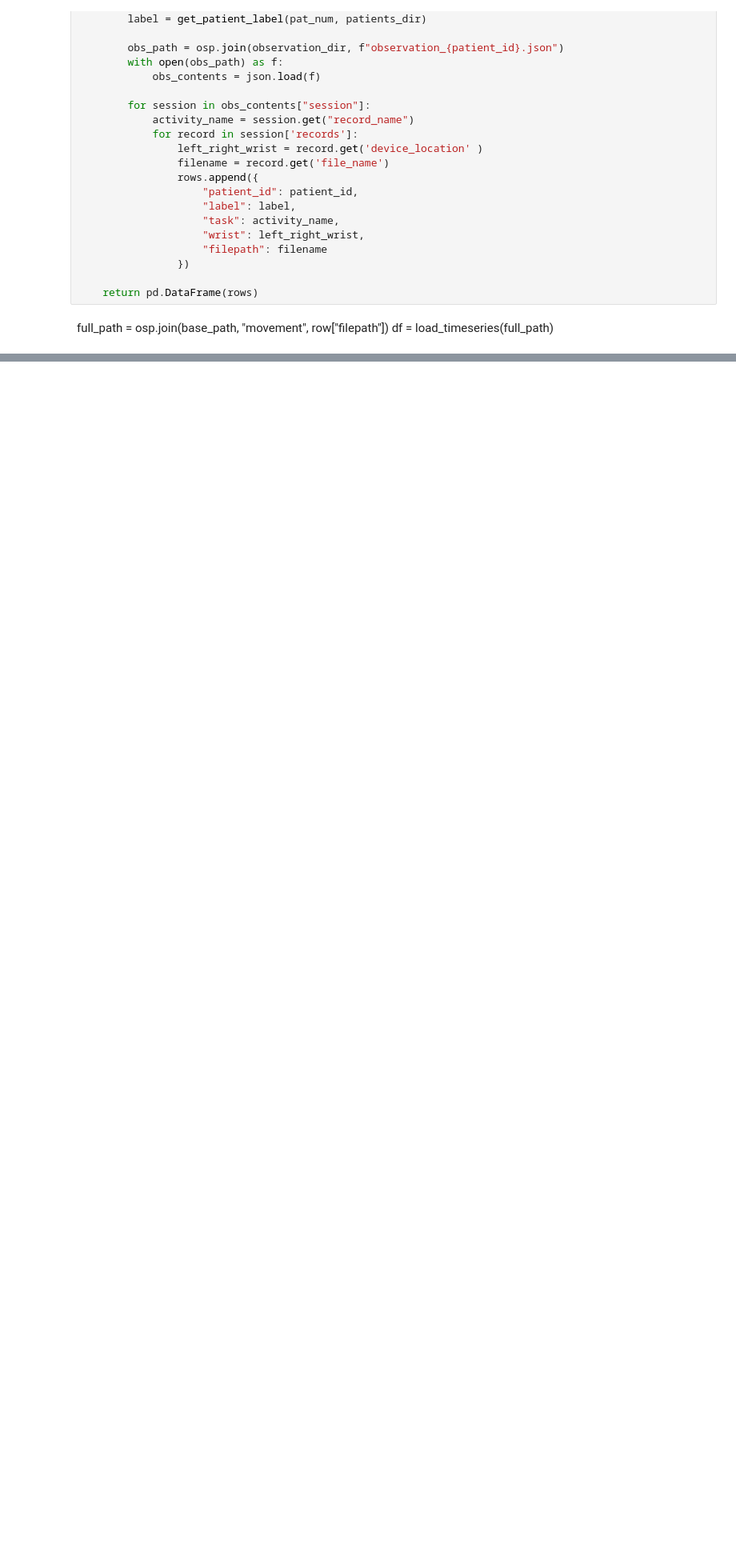
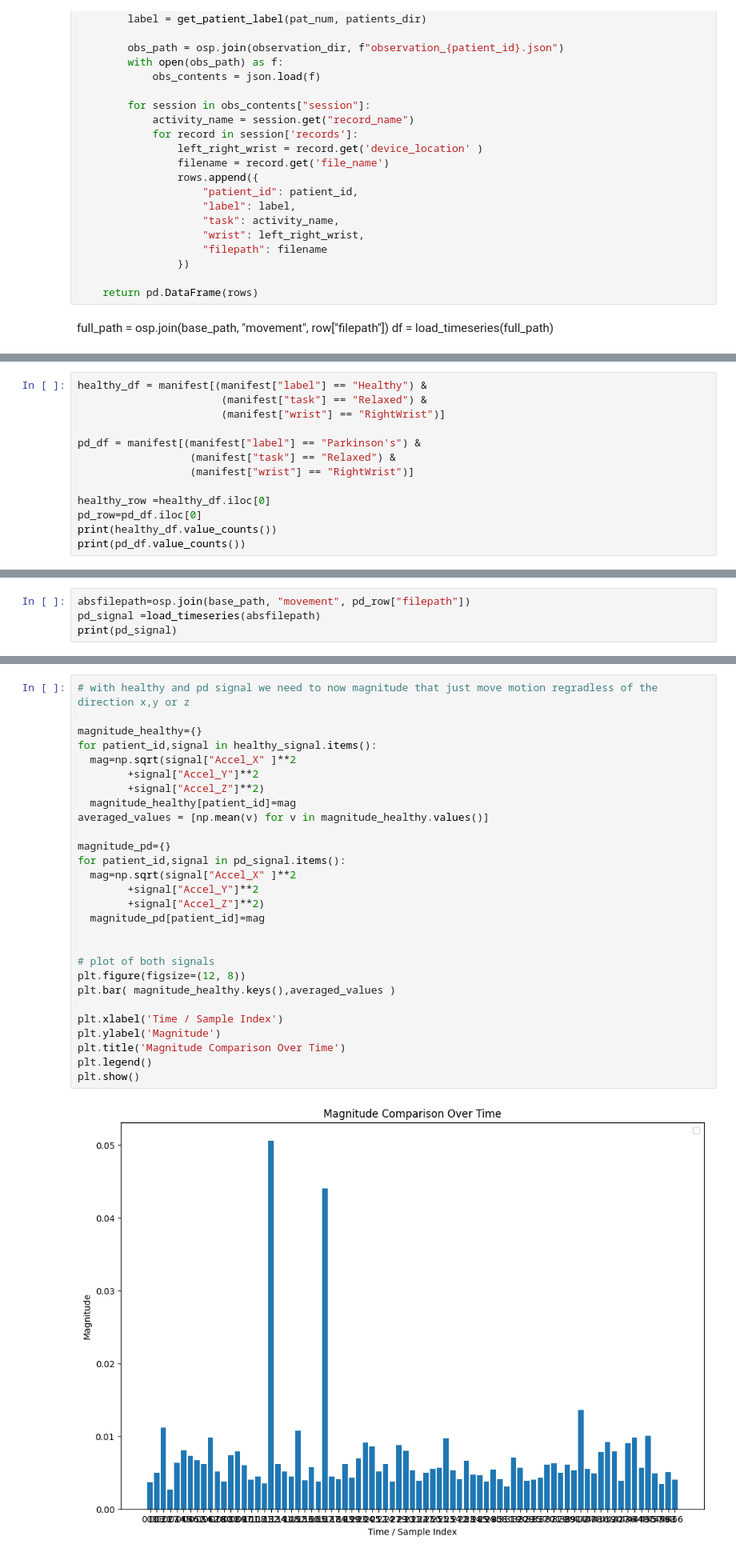
Before and after one commit to isaacmutuma/federated-subset-scanning-pads, a Jupyter notebook: Data_processing.ipynb, the cells around one changed output, grey strips where cells are left out. Shown at 80% size. Drawn from its saved outputs; the diff is of its cells as text; blank space fills up the shorter version.

```diff
--- a/Data_processing.ipynb
+++ b/Data_processing.ipynb
@@ -136,0 +130,13 @@ patient_id                    label        task      wrist
+# %%
+healthy_df = manifest[(manifest["label"] == "Healthy") &
+                       (manifest["task"] == "Relaxed") &
+                       (manifest["wrist"] == "RightWrist")]
+
+pd_df = manifest[(manifest["label"] == "Parkinson's") &
+                  (manifest["task"] == "Relaxed") &
+                  (manifest["wrist"] == "RightWrist")]
+
+healthy_row =healthy_df.iloc[0]
+pd_row=pd_df.iloc[0]
+print(healthy_df.value_counts())
+print(pd_df.value_counts())
@@ -136,0 +204,4 @@ patient_id                    label        task      wrist
+# %%
+absfilepath=osp.join(base_path, "movement", pd_row["filepath"])
+pd_signal =load_timeseries(absfilepath)
+print(pd_signal)
@@ -136,0 +223,30 @@ patient_id                    label        task      wrist
+# %%
+# with healthy and pd signal we need to now magnitude that just move motion regradless of the direction x,y or z
+
+magnitude_healthy={}
+for patient_id,signal in healthy_signal.items():
+  mag=np.sqrt(signal["Accel_X" ]**2
+        +signal["Accel_Y"]**2
+        +signal["Accel_Z"]**2)
+  magnitude_healthy[patient_id]=mag
+averaged_values = [np.mean(v) for v in magnitude_healthy.values()]
+
+magnitude_pd={}
+for patient_id,signal in pd_signal.items():
+  mag=np.sqrt(signal["Accel_X" ]**2
+        +signal["Accel_Y"]**2
+        +signal["Accel_Z"]**2)
+  magnitude_pd[patient_id]=mag
+
+
+# plot of both signals
+plt.figure(figsize=(12, 8))
+plt.bar( magnitude_healthy.keys(),averaged_values )
+
+plt.xlabel('Time / Sample Index')
+plt.ylabel('Magnitude')
+plt.title('Magnitude Comparison Over Time')
+plt.legend()
+plt.show()
+# %% [output]
+[figure, added]
```
Also changed, not shown: parts of 9 cells of this notebook.
